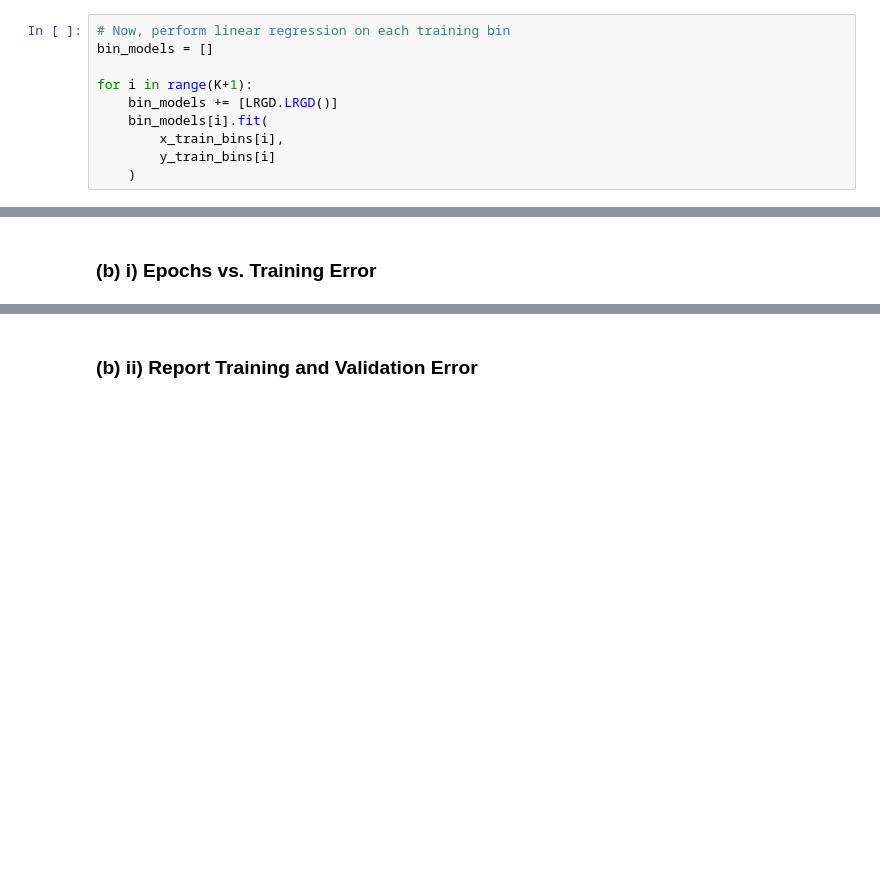
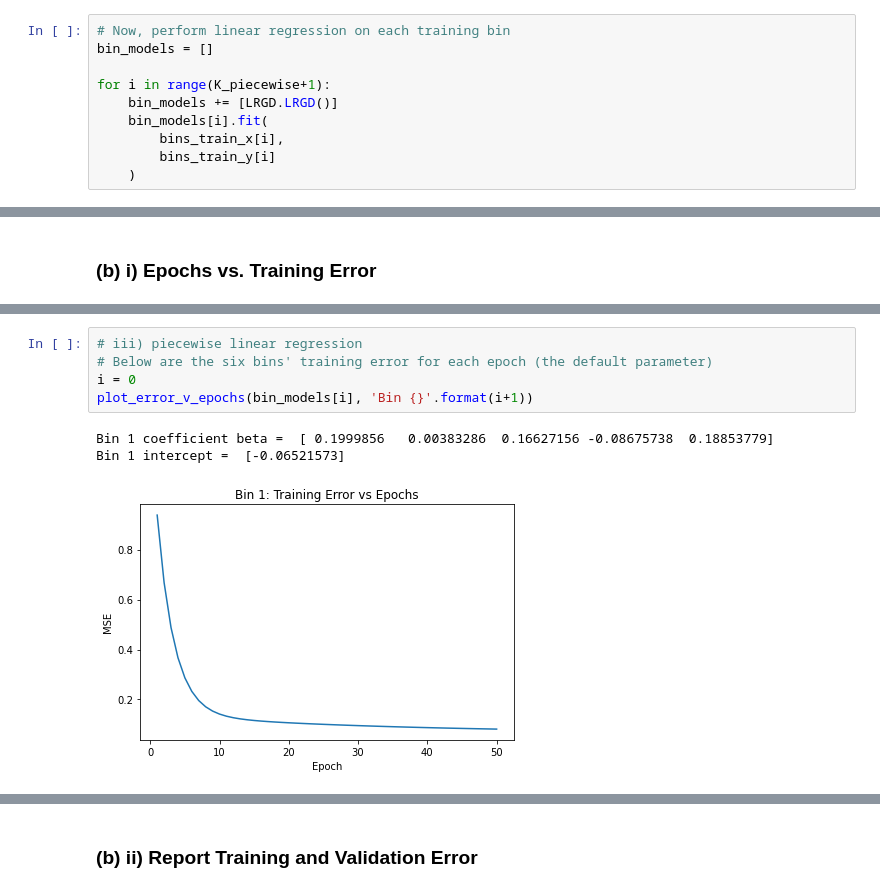
Before and after one commit to ManuelSerna/ml-notes, a Jupyter notebook: regression/general_regression/mini_project3.ipynb, the cells around one changed output, grey strips where cells are left out. Cells and saved outputs as stored; diff of their text form; blank space fills up the shorter version.

```diff
--- a/regression/general_regression/mini_project3.ipynb
+++ b/regression/general_regression/mini_project3.ipynb
@@ -160,10 +189,10 @@ max: -0.432684004763438
 # Now, perform linear regression on each training bin
 bin_models = []
 
-for i in range(K+1):
+for i in range(K_piecewise+1):
     bin_models += [LRGD.LRGD()]
     bin_models[i].fit(
-        x_train_bins[i],
-        y_train_bins[i]
+        bins_train_x[i],
+        bins_train_y[i]
     )
 # %%
@@ -195,0 +313,9 @@ plt.show()
+# %%
+# iii) piecewise linear regression
+# Below are the six bins' training error for each epoch (the default parameter)
+i = 0
+plot_error_v_epochs(bin_models[i], 'Bin {}'.format(i+1))
+# %% [output]
+Bin 1 coefficient beta =  [ 0.1999856   0.00383286  0.16627156 -0.08675738  0.18853779]
+Bin 1 intercept =  [-0.06521573]
+[figure, added]
```
Also changed, not shown: parts of 33 cells of this notebook, 1 other file.
